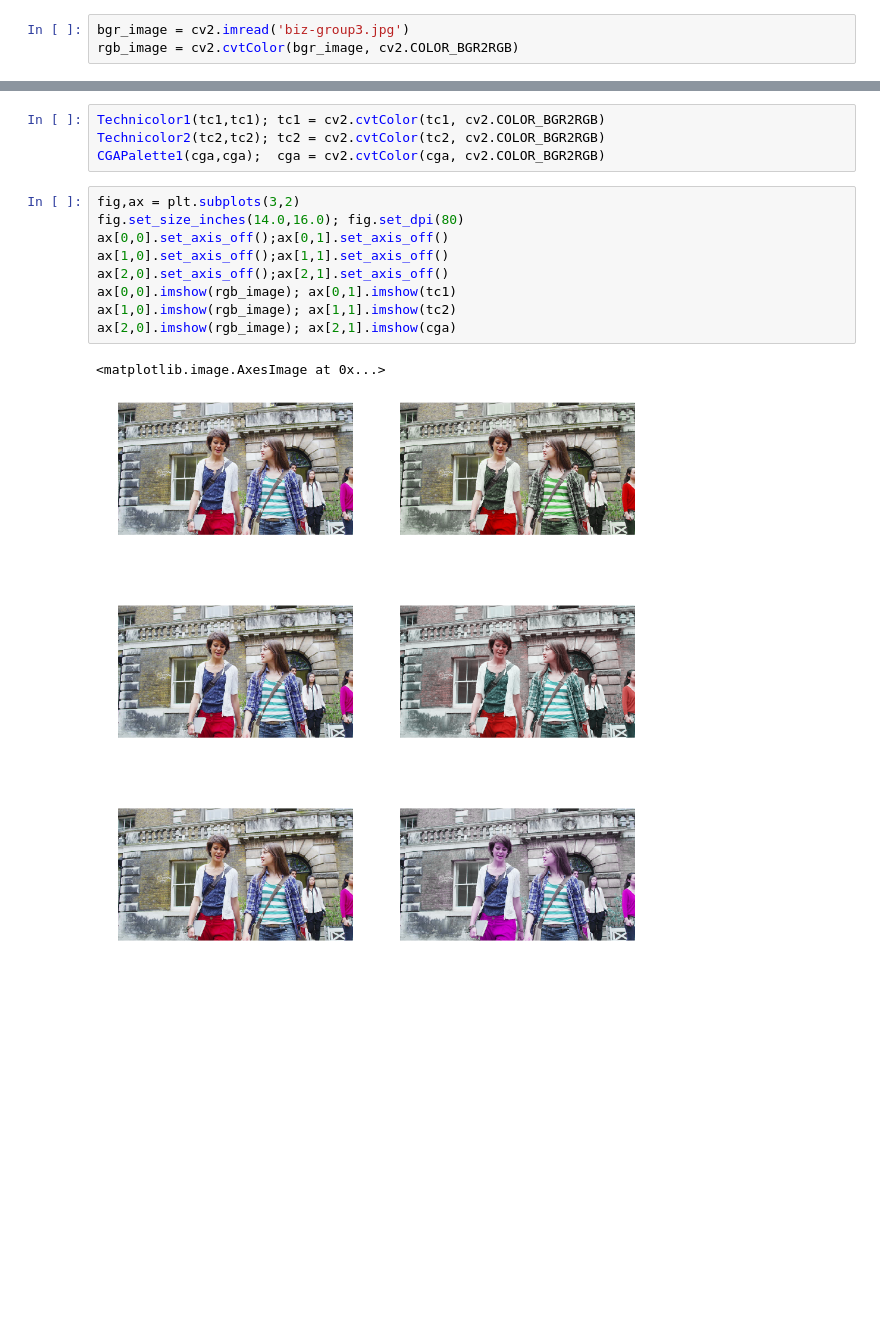
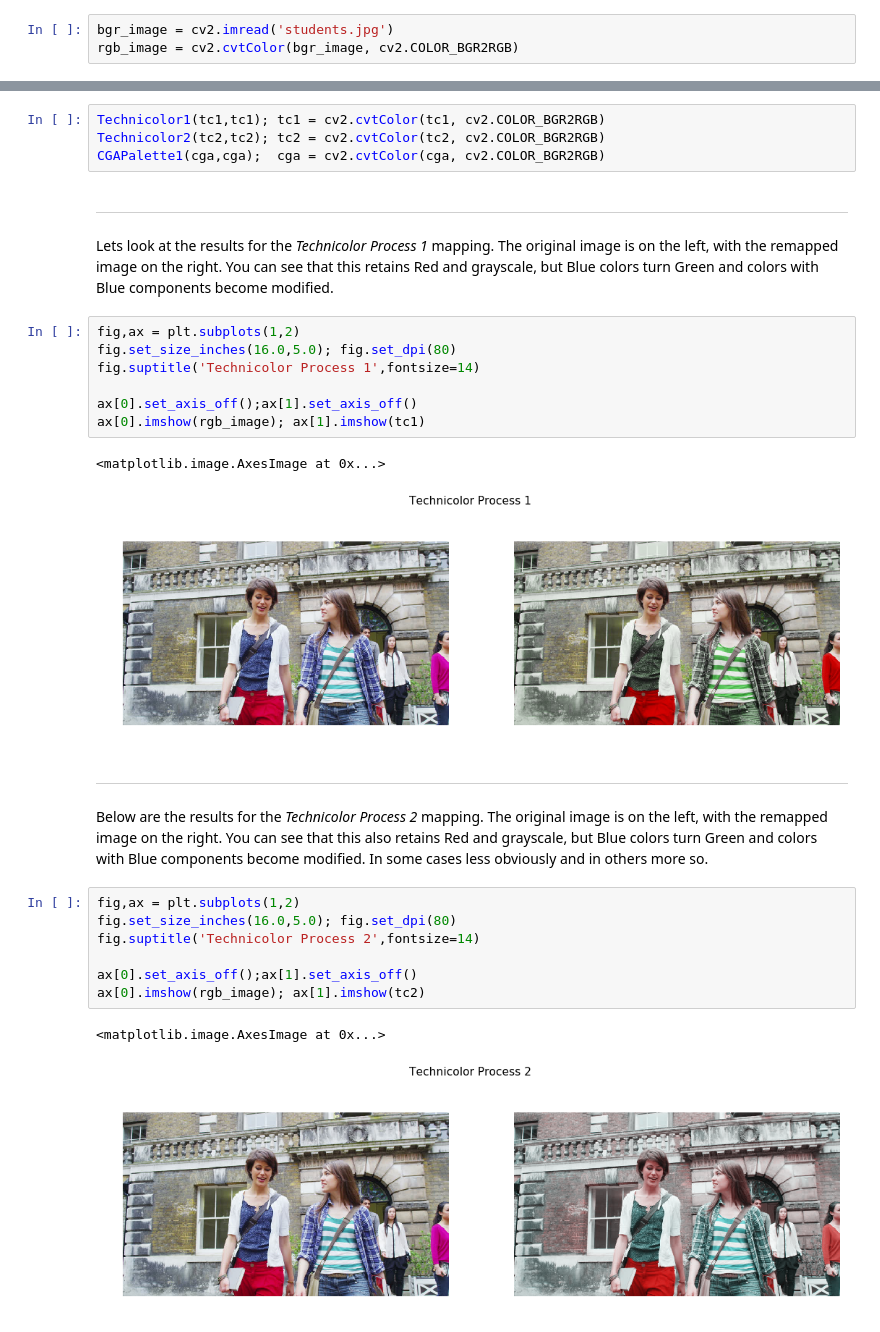
Before and after one commit to brillozon-code/opencv-notebooks, a Jupyter notebook: channel-mixing-technicolor.ipynb, the cells around one changed output, grey strips where cells are left out. Drawn from its saved outputs; the diff is of its cells as text; blank space fills up the shorter version.

```diff
--- a/channel-mixing-technicolor.ipynb
+++ b/channel-mixing-technicolor.ipynb
@@ -23,3 +53,3 @@ def CGAPalette1(src,dst):
 # %%
-bgr_image = cv2.imread('biz-group3.jpg')
+bgr_image = cv2.imread('students.jpg')
 rgb_image = cv2.cvtColor(bgr_image, cv2.COLOR_BGR2RGB)
@@ -31,15 +65,29 @@ cga = bgr_image.copy()
 Technicolor1(tc1,tc1); tc1 = cv2.cvtColor(tc1, cv2.COLOR_BGR2RGB)
 Technicolor2(tc2,tc2); tc2 = cv2.cvtColor(tc2, cv2.COLOR_BGR2RGB)
 CGAPalette1(cga,cga);  cga = cv2.cvtColor(cga, cv2.COLOR_BGR2RGB)
+# %% [markdown]
+---
+Lets look at the results for the _Technicolor Process 1_ mapping.  The original image is on the left, with the remapped image on the right.  You can see that this retains Red and grayscale, but Blue colors turn Green and colors with Blue components become modified.
+# %%
+fig,ax = plt.subplots(1,2)
+fig.set_size_inches(16.0,5.0); fig.set_dpi(80)
+fig.suptitle('Technicolor Process 1',fontsize=14)
+
+ax[0].set_axis_off();ax[1].set_axis_off()
+ax[0].imshow(rgb_image); ax[1].imshow(tc1)
+# %% [output]
+<matplotlib.image.AxesImage at 0x...>
+[figure, added]
+# %% [markdown]
+---
+Below are the results for the _Technicolor Process 2_ mapping.  The original image is on the left, with the remapped image on the right.  You can see that this also retains Red and grayscale, but Blue colors turn Green and colors with Blue components become modified.  In some cases less obviously and in others more so.
 # %%
-fig,ax = plt.subplots(3,2)
-fig.set_size_inches(14.0,16.0); fig.set_dpi(80)
-ax[0,0].set_axis_off();ax[0,1].set_axis_off()
-ax[1,0].set_axis_off();ax[1,1].set_axis_off()
-ax[2,0].set_axis_off();ax[2,1].set_axis_off()
-ax[0,0].imshow(rgb_image); ax[0,1].imshow(tc1)
-ax[1,0].imshow(rgb_image); ax[1,1].imshow(tc2)
-ax[2,0].imshow(rgb_image); ax[2,1].imshow(cga)
+fig,ax = plt.subplots(1,2)
+fig.set_size_inches(16.0,5.0); fig.set_dpi(80)
+fig.suptitle('Technicolor Process 2',fontsize=14)
+
+ax[0].set_axis_off();ax[1].set_axis_off()
+ax[0].imshow(rgb_image); ax[1].imshow(tc2)
 # %% [output]
 <matplotlib.image.AxesImage at 0x...>
-[figure, old version]
+[figure, new version]
```
Also changed, not shown: parts of 11 cells of this notebook.
